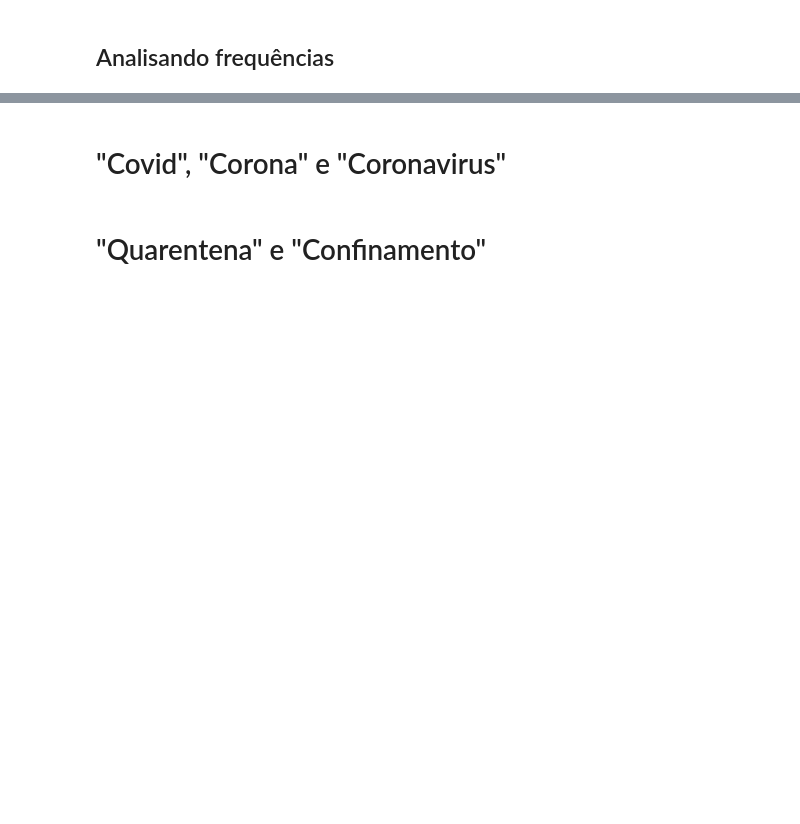
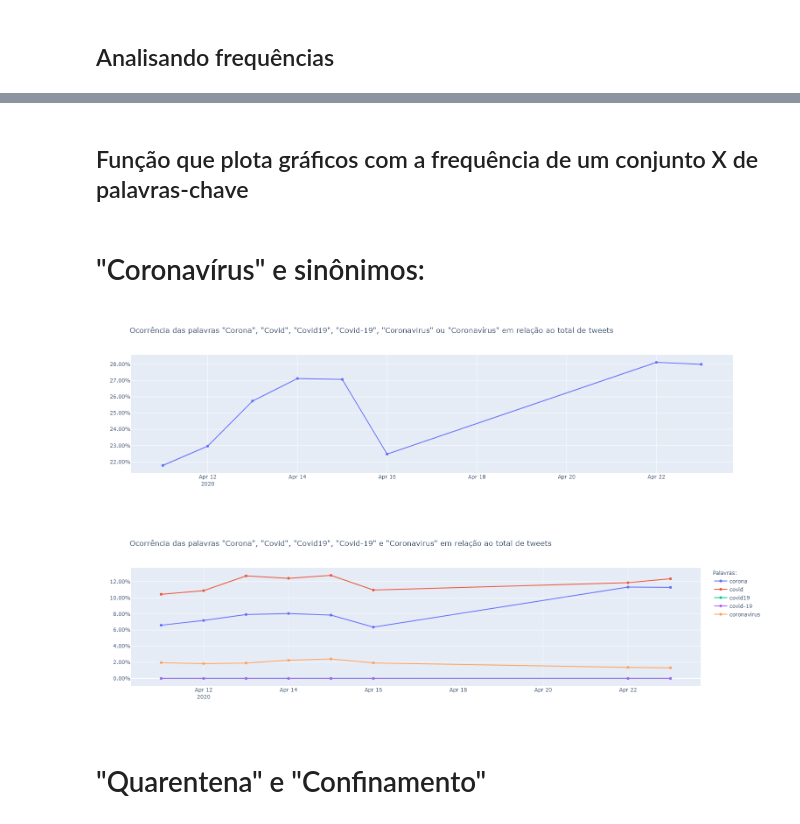
Before and after one commit to larissafv/squad5, a Jupyter notebook: Palavras-chave ao longo do Tempo/Palavras-chave ao longo do tempo.ipynb, the cells around one changed output, grey strips where cells are left out. Drawn from its saved outputs; the diff is of its cells as text; code cells hidden in the pictures; blank space fills up the shorter version.

```diff
--- a/Palavras-chave ao longo do Tempo/Palavras-chave ao longo do tempo.ipynb
+++ b/Palavras-chave ao longo do Tempo/Palavras-chave ao longo do tempo.ipynb
@@ -71,17 +91,0 @@ freqs_per_day = {}
-# %%
-for day in days:
-    keywords = ['corona', 'covid', 'coronavirus', 'covid19', 'covid-19', 'sars', 'coronavírus', 'quarentena', 'confinamento', 'hidroxicloroquina',
-                'cloroquina', 'distanciamento', 'aglomeração', 'aglomerações'] # Lista de palavras chave
-    i = days.index(day)
-    frequency = Counter(tweets['text'][i])
-    frequency = {k: v for k, v in frequency.items() if k in keywords}
-    frequency['coronavirus'] += frequency.get('coronavírus')
-    del frequency['coronavírus']
-
-    frequency = pd.DataFrame.from_dict(frequency, orient='index')
-
-    frequency['freq'] = frequency[0]
-    frequency = frequency.drop(columns = 0)
-    frequency = frequency.sort_values(by='freq', ascending = False)
-
-    freqs_per_day[day] = frequency
@@ -90,14 +92,10 @@ for day in days:
 # %%
-def word_per_day(word):
-    freq = {}
+def rel_freq(keywords):
+    dict_relfreq = {}
     for day in days:
-        freq[day] = freqs_per_day[day]['freq'][word]/len(tweets['text'][day])
-    return freq
+        freqs_per_day = {}
+        freqs_per_day[day] = tweets_contain(keywords, day)
+        dict_relfreq[day] = freqs_per_day[day]/tweets_per_day[day]
+    return dict_relfreq
-# %% [markdown]
-# "Covid", "Corona" e "Coronavirus"
-# %%
-fig = go.Figure()
-fig.layout.yaxis.tickformat = ',.2%'
-fig.add_trace(go.Scatter(x= days, y =list(word_per_day('covid').values()), name='Covid'))
-fig.add_trace(go.Scatter(x= days, y =list(word_per_day('corona').values()), name='Corona'))
-fig.add_trace(go.Scatter(x= days, y =list(word_per_day('coronavirus').values()), name='Coronavirus'))
+# %% [markdown]
+## Função que plota gráficos com a frequência de um conjunto X de palavras-chave
@@ -104,2 +150,10 @@ fig.add_trace(go.Scatter(x= days, y =list(word_per_day('coronavirus').values()),
+# %% [markdown]
+# "Coronavírus" e sinônimos:
+# %%
+plotgraph(['corona', 'covid', 'covid19', 'covid-19', 'coronavirus', 'coronavírus'], True)
+plotgraph(['corona', 'covid', 'covid19', 'covid-19', 'coronavirus'], False)
+# %% [output]
+[figure, added]
+[figure, added]
 # %% [markdown]
 # "Quarentena" e "Confinamento"
```
Also changed, not shown: parts of 28 cells of this notebook.
